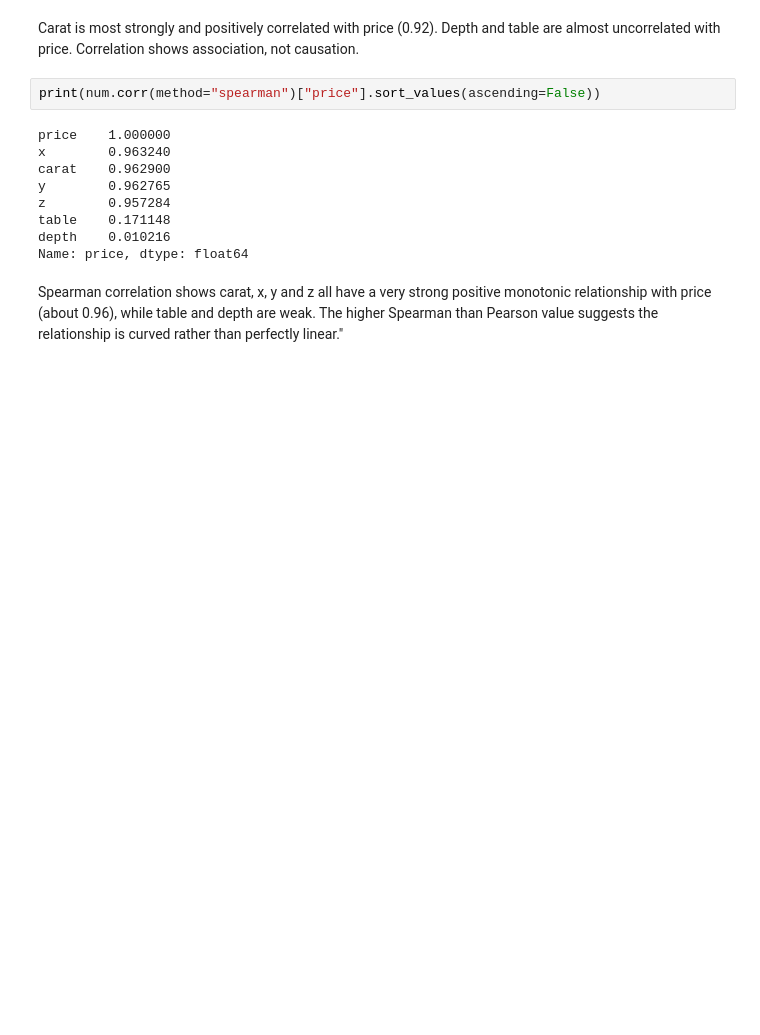
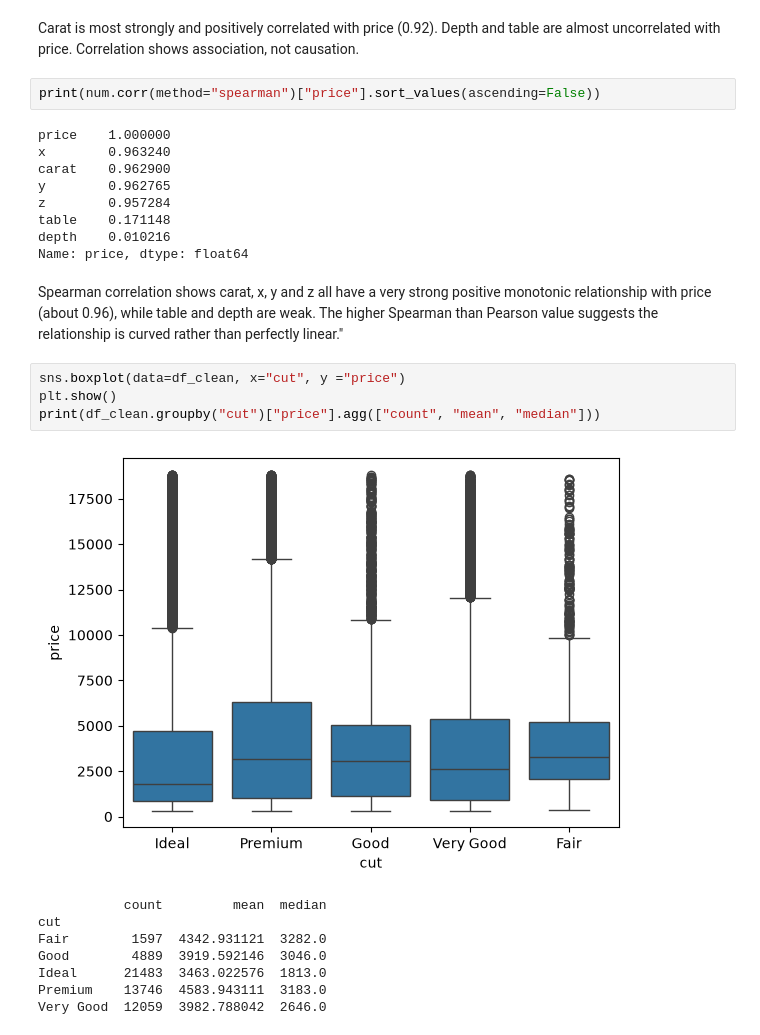
Before and after one commit to sedrackbisogho85-jpg/diamonds_eda, a Jupyter notebook: diamonds.ipynb, the cells around one changed output. Cells and saved outputs as stored; diff of their text form; blank space fills up the shorter version.

Commit message:
Add correlation ranking, Spearman, and price by cut boxplot

```diff
--- a/diamonds.ipynb
+++ b/diamonds.ipynb
@@ -178,3 +178,16 @@ depth    0.010216
 Name: price, dtype: float64
 # %% [markdown]
 Spearman correlation shows carat, x, y and z all have a very strong positive monotonic relationship with price (about 0.96), while table and depth are weak. The higher Spearman than Pearson value suggests the relationship is curved rather than perfectly linear."
+# %%
+sns.boxplot(data=df_clean, x="cut", y ="price")
+plt.show()
+print(df_clean.groupby("cut")["price"].agg(["count", "mean", "median"]))
+# %% [output]
+[figure, added]
+           count         mean  median
+cut
+Fair        1597  4342.931121  3282.0
+Good        4889  3919.592146  3046.0
+Ideal      21483  3463.022576  1813.0
+Premium    13746  4583.943111  3183.0
+Very Good  12059  3982.788042  2646.0
```
Also changed, not shown: parts of 2 cells of this notebook.
